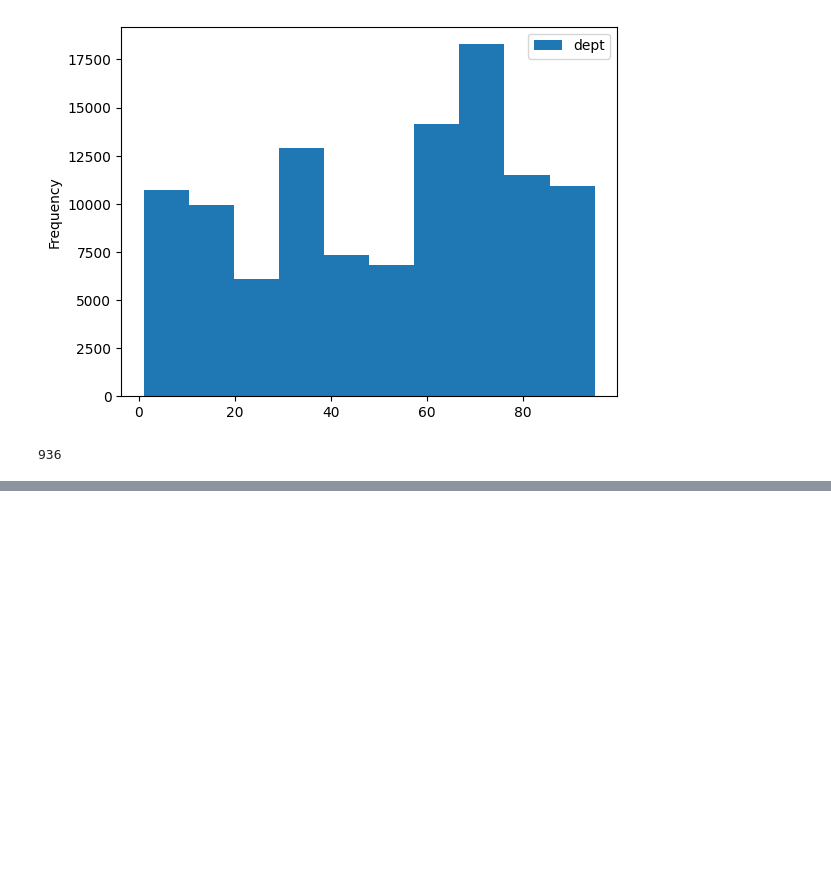
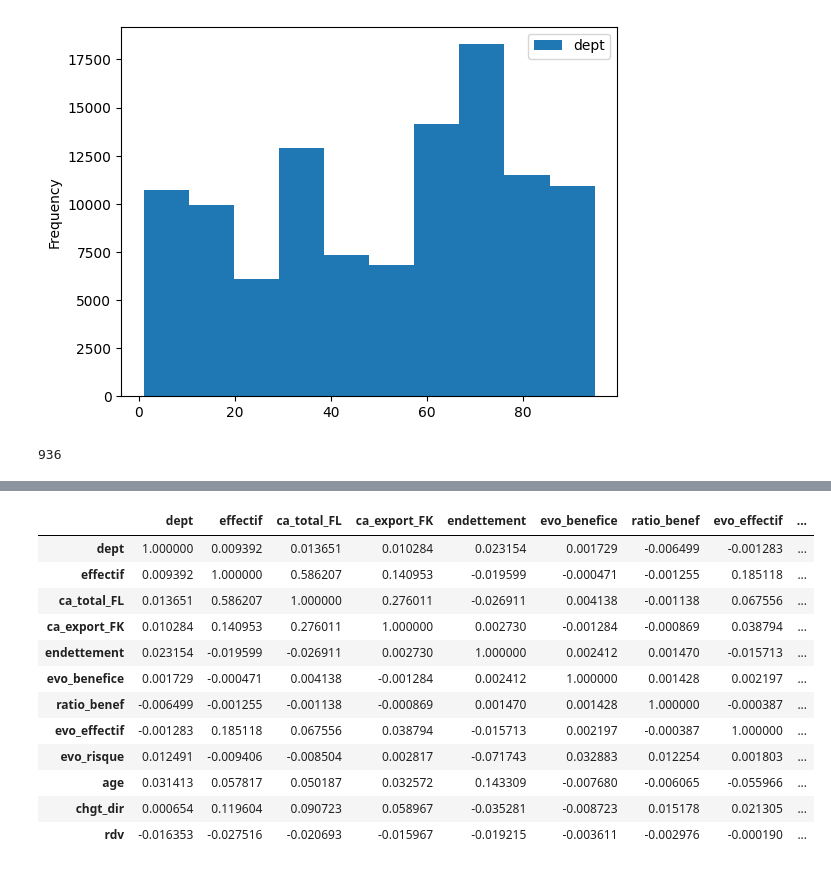
Before and after one commit to iammouadagr/app-bi-Prospect-compagnie-assurances, a Jupyter notebook: exploration.ipynb, the cells around one changed output, grey strips where cells are left out. Drawn from its saved outputs; the diff is of its cells as text; code cells hidden in the pictures; blank space fills up the shorter version.

```diff
--- a/exploration.ipynb
+++ b/exploration.ipynb
@@ -103,0 +74,18 @@ Median ratio benef:  3.11367562731436
+# %%
+# correlation des colonnes
+correlation = df.corr()
+correlation
+# %% [output]
+|  | dept | effectif | ca_total_FL | ca_export_FK | endettement | evo_benefice | ratio_benef | evo_effectif | ... |
+| dept | 1.000000 | 0.009392 | 0.013651 | 0.010284 | 0.023154 | 0.001729 | -0.006499 | -0.001283 | ... |
+| effectif | 0.009392 | 1.000000 | 0.586207 | 0.140953 | -0.019599 | -0.000471 | -0.001255 | 0.185118 | ... |
+| ca_total_FL | 0.013651 | 0.586207 | 1.000000 | 0.276011 | -0.026911 | 0.004138 | -0.001138 | 0.067556 | ... |
+| ca_export_FK | 0.010284 | 0.140953 | 0.276011 | 1.000000 | 0.002730 | -0.001284 | -0.000869 | 0.038794 | ... |
+| endettement | 0.023154 | -0.019599 | -0.026911 | 0.002730 | 1.000000 | 0.002412 | 0.001470 | -0.015713 | ... |
+| evo_benefice | 0.001729 | -0.000471 | 0.004138 | -0.001284 | 0.002412 | 1.000000 | 0.001428 | 0.002197 | ... |
+| ratio_benef | -0.006499 | -0.001255 | -0.001138 | -0.000869 | 0.001470 | 0.001428 | 1.000000 | -0.000387 | ... |
+| evo_effectif | -0.001283 | 0.185118 | 0.067556 | 0.038794 | -0.015713 | 0.002197 | -0.000387 | 1.000000 | ... |
+| evo_risque | 0.012491 | -0.009406 | -0.008504 | 0.002817 | -0.071743 | 0.032883 | 0.012254 | 0.001803 | ... |
+| age | 0.031413 | 0.057817 | 0.050187 | 0.032572 | 0.143309 | -0.007680 | -0.006065 | -0.055966 | ... |
+| chgt_dir | 0.000654 | 0.119604 | 0.090723 | 0.058967 | -0.035281 | -0.008723 | 0.015178 | 0.021305 | ... |
+| rdv | -0.016353 | -0.027516 | -0.020693 | -0.015967 | -0.019215 | -0.003611 | -0.002976 | -0.000190 | ... |
```
Also changed, not shown: parts of 11 cells of this notebook.
